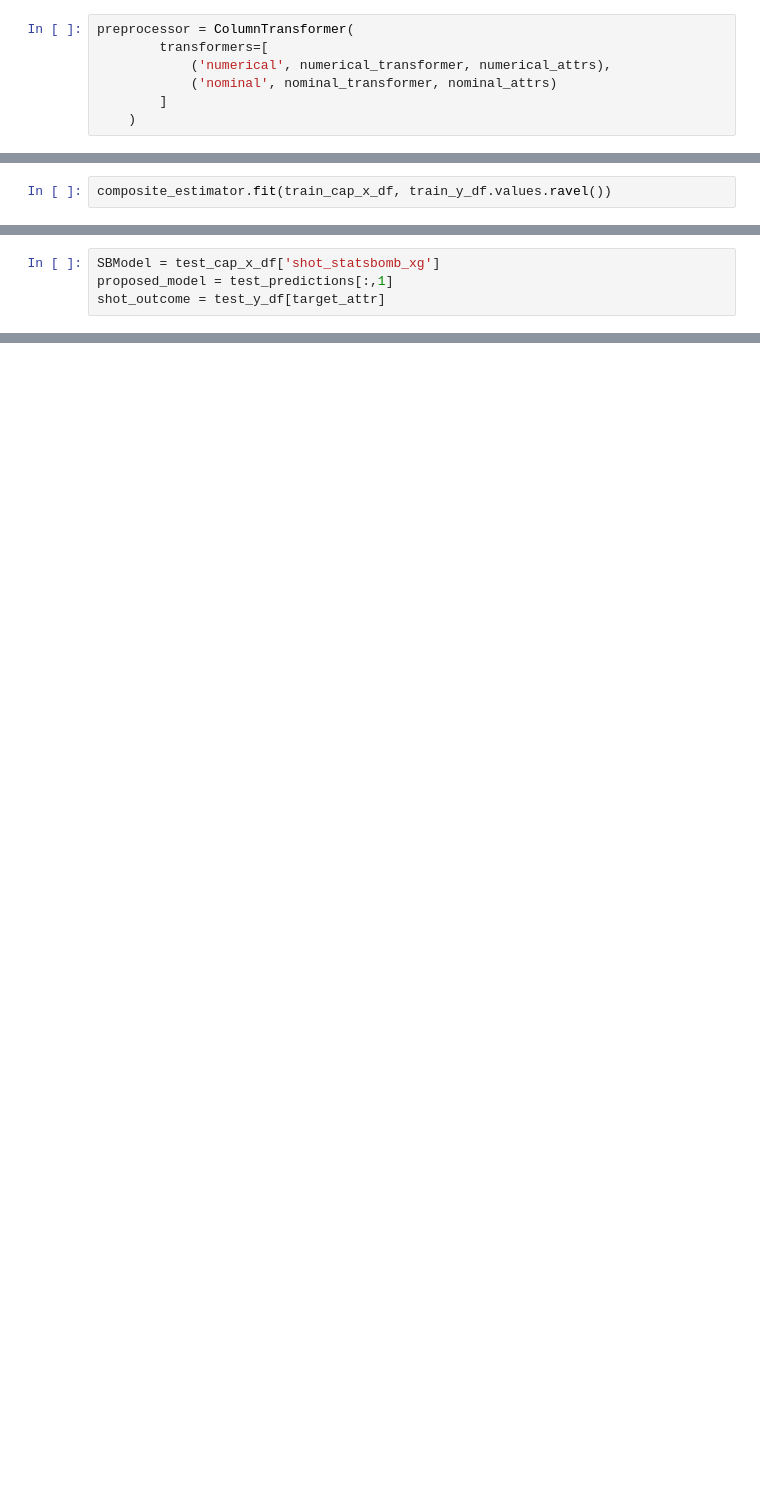
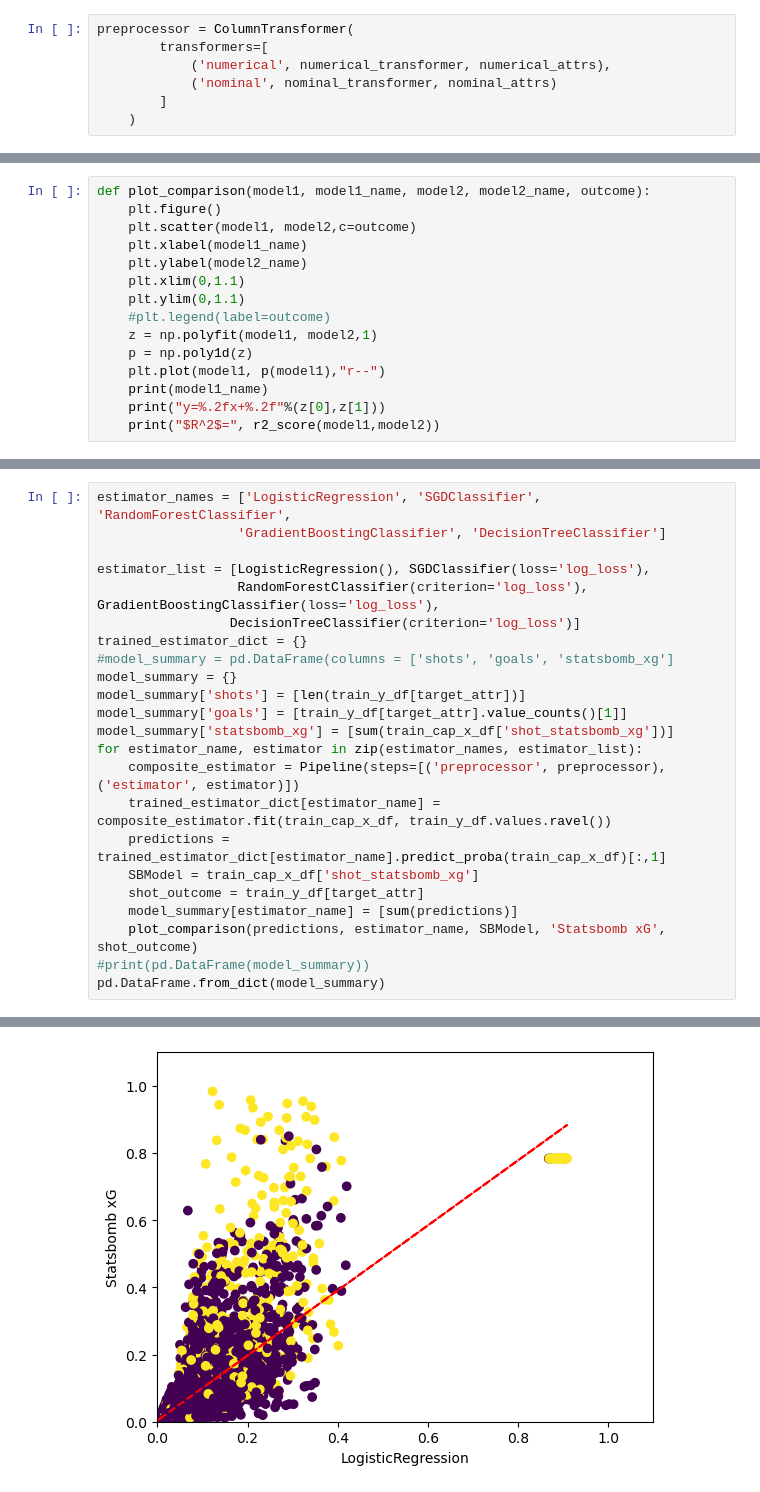
Before and after one commit to SenOhen/xg-analysis, a Jupyter notebook: xg_analysis-Premier_League.ipynb, the cells around one changed output, grey strips where cells are left out. Saved outputs shown, nothing was run; the diff lists cells and outputs as text; blank space fills up the shorter version.

```diff
--- a/xg_analysis-Premier_League.ipynb
+++ b/xg_analysis-Premier_League.ipynb
@@ -567,2 +246,0 @@ composite_estimator = Pipeline(steps=[('preprocessor', preprocessor), ('estimato
-# %%
-composite_estimator.fit(train_cap_x_df, train_y_df.values.ravel())
@@ -653,4 +246,0 @@ Statsbomb total xG: 204.72017508530024
-# %%
-SBModel = test_cap_x_df['shot_statsbomb_xg']
-proposed_model = test_predictions[:,1]
-shot_outcome = test_y_df[target_attr]
@@ -674,0 +249,15 @@ model_summary
+# %%
+def plot_comparison(model1, model1_name, model2, model2_name, outcome):
+    plt.figure()
+    plt.scatter(model1, model2,c=outcome)
+    plt.xlabel(model1_name)
+    plt.ylabel(model2_name)
+    plt.xlim(0,1.1)
+    plt.ylim(0,1.1)
+    #plt.legend(label=outcome)
+    z = np.polyfit(model1, model2,1)
+    p = np.poly1d(z)
+    plt.plot(model1, p(model1),"r--")
+    print(model1_name)
+    print("y=%.2fx+%.2f"%(z[0],z[1]))
+    print("$R^2$=", r2_score(model1,model2))
@@ -674,0 +266,24 @@ model_summary
+# %%
+estimator_names = ['LogisticRegression', 'SGDClassifier', 'RandomForestClassifier',
+                  'GradientBoostingClassifier', 'DecisionTreeClassifier']
+
+estimator_list = [LogisticRegression(), SGDClassifier(loss='log_loss'),
+                  RandomForestClassifier(criterion='log_loss'), GradientBoostingClassifier(loss='log_loss'),
+                 DecisionTreeClassifier(criterion='log_loss')]
+trained_estimator_dict = {}
+#model_summary = pd.DataFrame(columns = ['shots', 'goals', 'statsbomb_xg']
+model_summary = {}
+model_summary['shots'] = [len(train_y_df[target_attr])]
+model_summary['goals'] = [train_y_df[target_attr].value_counts()[1]]
+model_summary['statsbomb_xg'] = [sum(train_cap_x_df['shot_statsbomb_xg'])]
+for estimator_name, estimator in zip(estimator_names, estimator_list):
+    composite_estimator = Pipeline(steps=[('preprocessor', preprocessor), ('estimator', estimator)])
+    trained_estimator_dict[estimator_name] = composite_estimator.fit(train_cap_x_df, train_y_df.values.ravel())
+    predictions = trained_estimator_dict[estimator_name].predict_proba(train_cap_x_df)[:,1]
+    SBModel = train_cap_x_df['shot_statsbomb_xg']
+    shot_outcome = train_y_df[target_attr]
+    model_summary[estimator_name] = [sum(predictions)]
+    plot_comparison(predictions, estimator_name, SBModel, 'Statsbomb xG', shot_outcome)
+#print(pd.DataFrame(model_summary))
+pd.DataFrame.from_dict(model_summary)
+# %% [output]
@@ -674,0 +307 @@ model_summary
+[figure, added]
```
Also changed, not shown: parts of 88 cells of this notebook, 5 other files.
